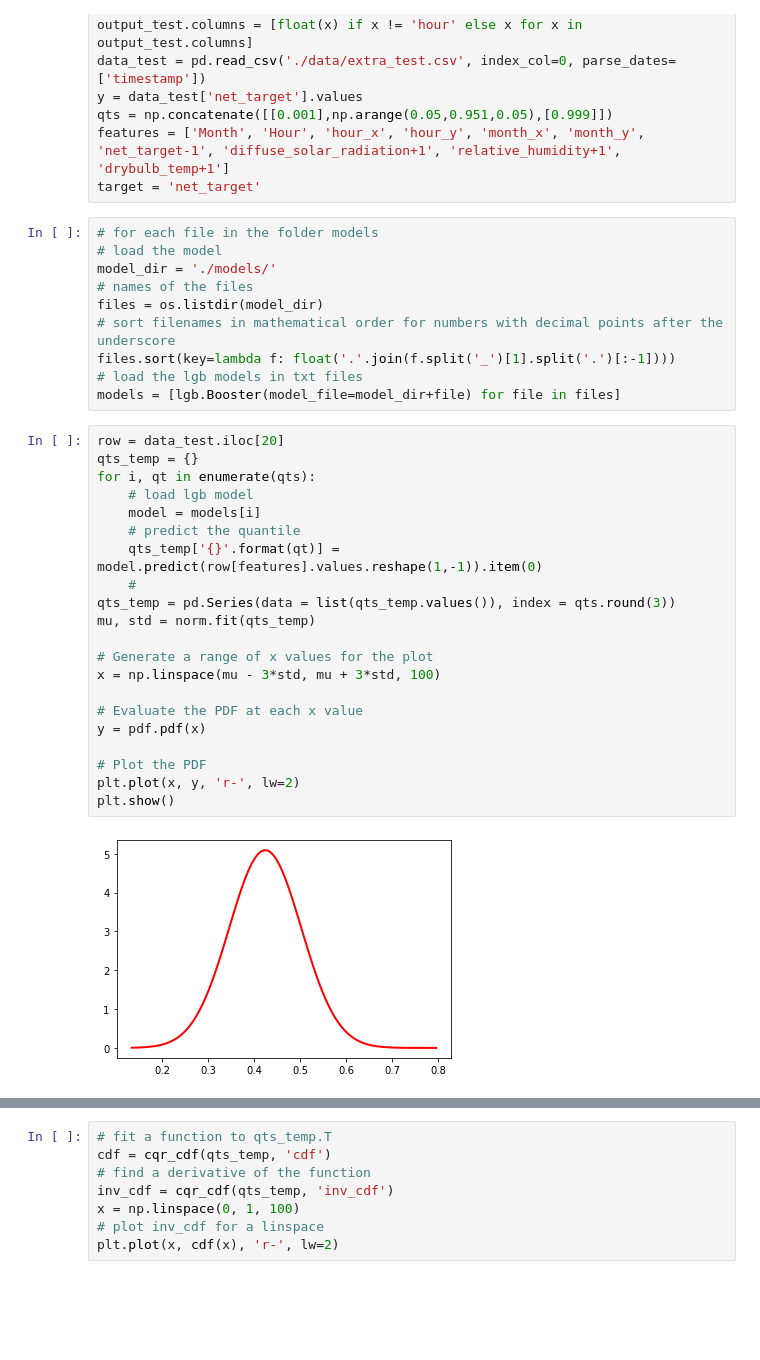
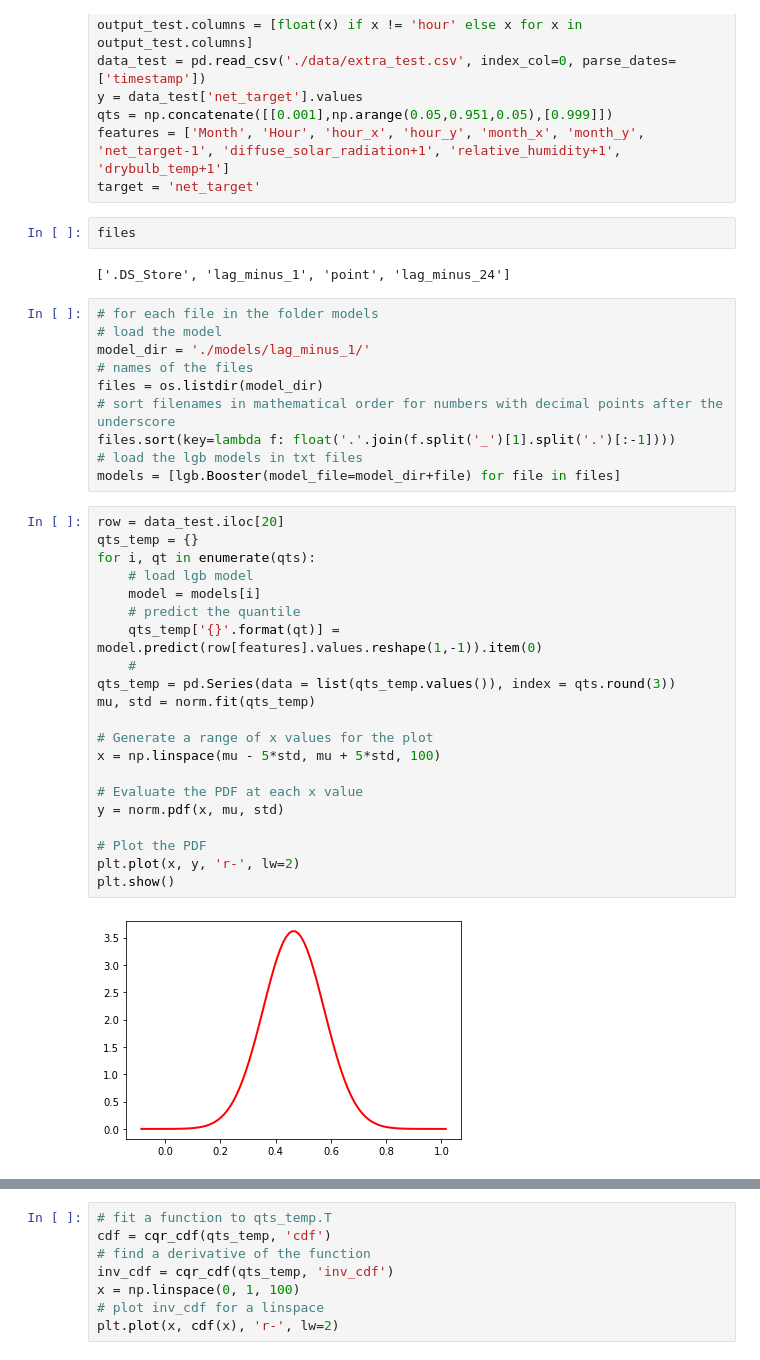
Before and after one commit to ujohn33/Predict-Optimize-Revise, a Jupyter notebook: notebooks/pdf_from_quantiles.ipynb, the cells around one changed output, grey strips where cells are left out. Drawn from its saved outputs; the diff is of its cells as text; blank space fills up the shorter version.

```diff
--- a/notebooks/pdf_from_quantiles.ipynb
+++ b/notebooks/pdf_from_quantiles.ipynb
@@ -50,10 +50,14 @@ qts = np.concatenate([[0.001],np.arange(0.05,0.951,0.05),[0.999]])
 features = ['Month', 'Hour', 'hour_x', 'hour_y', 'month_x', 'month_y',
 'net_target-1', 'diffuse_solar_radiation+1', 'relative_humidity+1', 'drybulb_temp+1']
 target = 'net_target'
+# %%
+files
+# %% [output]
+['.DS_Store', 'lag_minus_1', 'point', 'lag_minus_24']
 # %%
 # for each file in the folder models
 # load the model
-model_dir = './models/'
+model_dir = './models/lag_minus_1/'
 # names of the files
 files = os.listdir(model_dir)
 # sort filenames in mathematical order for numbers with decimal points after the underscore
@@ -63,23 +67,23 @@ models = [lgb.Booster(model_file=model_dir+file) for file in files]
 # %%
 row = data_test.iloc[20]
 qts_temp = {}
 for i, qt in enumerate(qts):
     # load lgb model
     model = models[i]
     # predict the quantile
     qts_temp['{}'.format(qt)] = model.predict(row[features].values.reshape(1,-1)).item(0)
     #
 qts_temp = pd.Series(data = list(qts_temp.values()), index = qts.round(3))
 mu, std = norm.fit(qts_temp)
 
 # Generate a range of x values for the plot
-x = np.linspace(mu - 3*std, mu + 3*std, 100)
+x = np.linspace(mu - 5*std, mu + 5*std, 100)
 
 # Evaluate the PDF at each x value
-y = pdf.pdf(x)
+y = norm.pdf(x, mu, std)
 
 # Plot the PDF
 plt.plot(x, y, 'r-', lw=2)
 plt.show()
 # %% [output]
-[figure, old version]
+[figure, new version]
```
Also changed, not shown: parts of 3 cells of this notebook, 9 other files.
